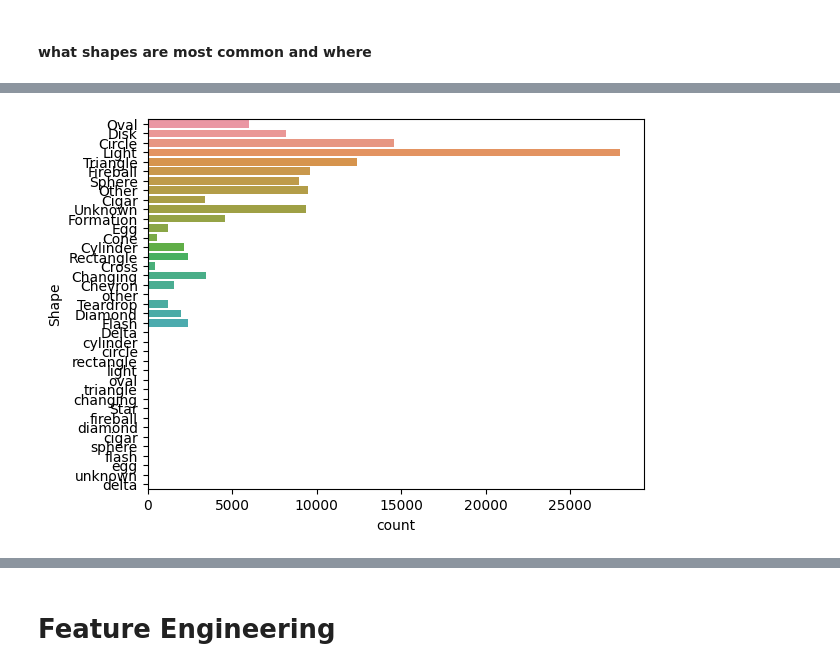
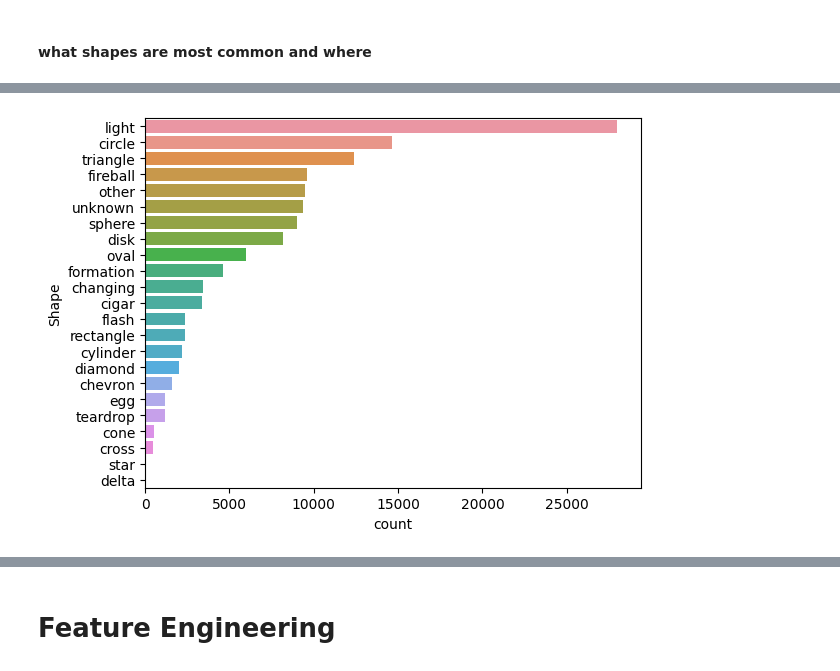
Before and after one commit to ortizfram/UFO-reports-analysis, a Jupyter notebook: UFO-reports.ipynb, the cells around one changed output, grey strips where cells are left out. Drawn from its saved outputs; the diff is of its cells as text; code cells hidden in the pictures.

Commit message:
shapes and city EDA and plot

```diff
--- a/UFO-reports.ipynb
+++ b/UFO-reports.ipynb
@@ -92,0 +95,4 @@ object
+# %%
+df['Shape'] = df['Shape'].str.lower()
+df['City'] = df['City'].str.lower()
+df['Shape'].head(6)
@@ -118,5 +111,7 @@ Name: Shape, dtype: int64
 # %%
-sns.countplot(y='Shape', data=df)
+sns.countplot(y ='Shape',
+              data = df,
+              order = df['Shape'].value_counts().index)
 plt.show()
 # %% [output]
-[figure, old version]
+[figure, new version]
```
Also changed, not shown: parts of 4 cells of this notebook.
